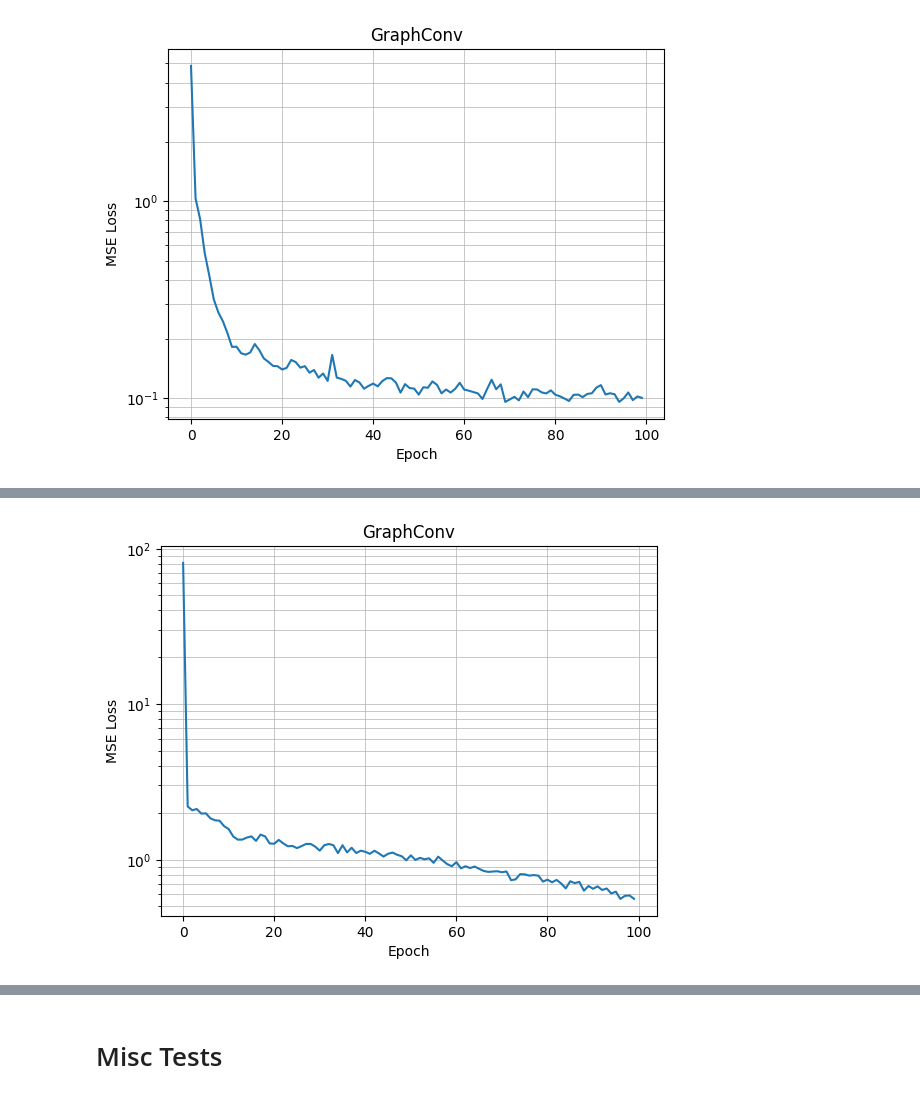
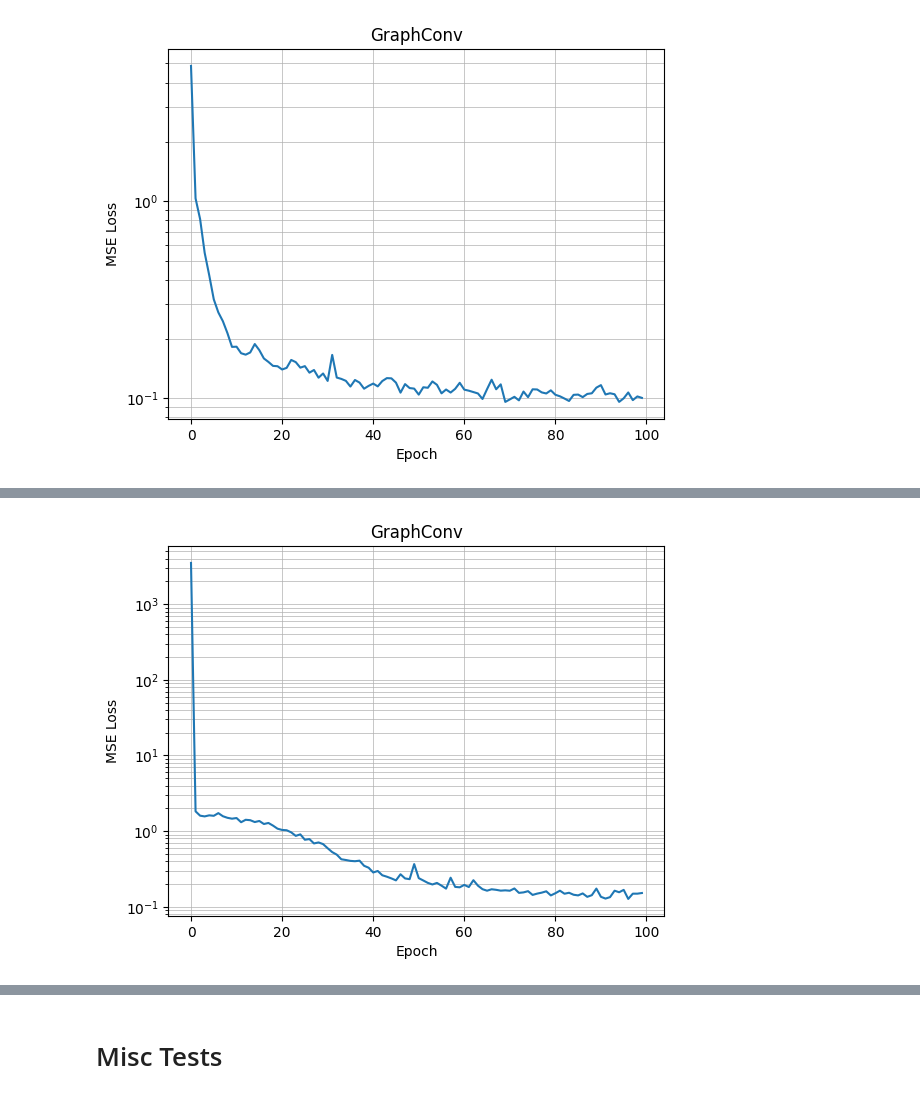
Before and after one commit to TiagoCAAmorim/graph_nn, a Jupyter notebook: gnn_lineq/notebooks/tests.ipynb, the cells around one changed output, grey strips where cells are left out. Cells and saved outputs as stored; diff of their text form; code cells hidden in the pictures.

```diff
--- a/gnn_lineq/notebooks/tests.ipynb
+++ b/gnn_lineq/notebooks/tests.ipynb
@@ -781,7 +778,7 @@ Epoch: 80, Loss: 0.070986807346344
 Epoch: 90, Loss: 0.09140157699584961
 [figure]
 # %%
-model = NNConvNetwork2(dataset, hidden_nodes=8, hidden_edges=8, layers=3, p_drop=0.50)
+model = NNConvNetwork2(dataset, hidden_nodes=8, hidden_edges=8, layers=5, p_drop=0.0)
 losses = train_model(model, loader, epochs=100, print_epoch_step=10)
 plot_losses_(losses, 'GraphConv')
 # %% [output]
@@ -799 +796 @@ Epoch: 90, Loss: 0.5607239007949829
-[figure, old version]
+[figure, new version]
```
Also changed, not shown: parts of 12 cells of this notebook.
